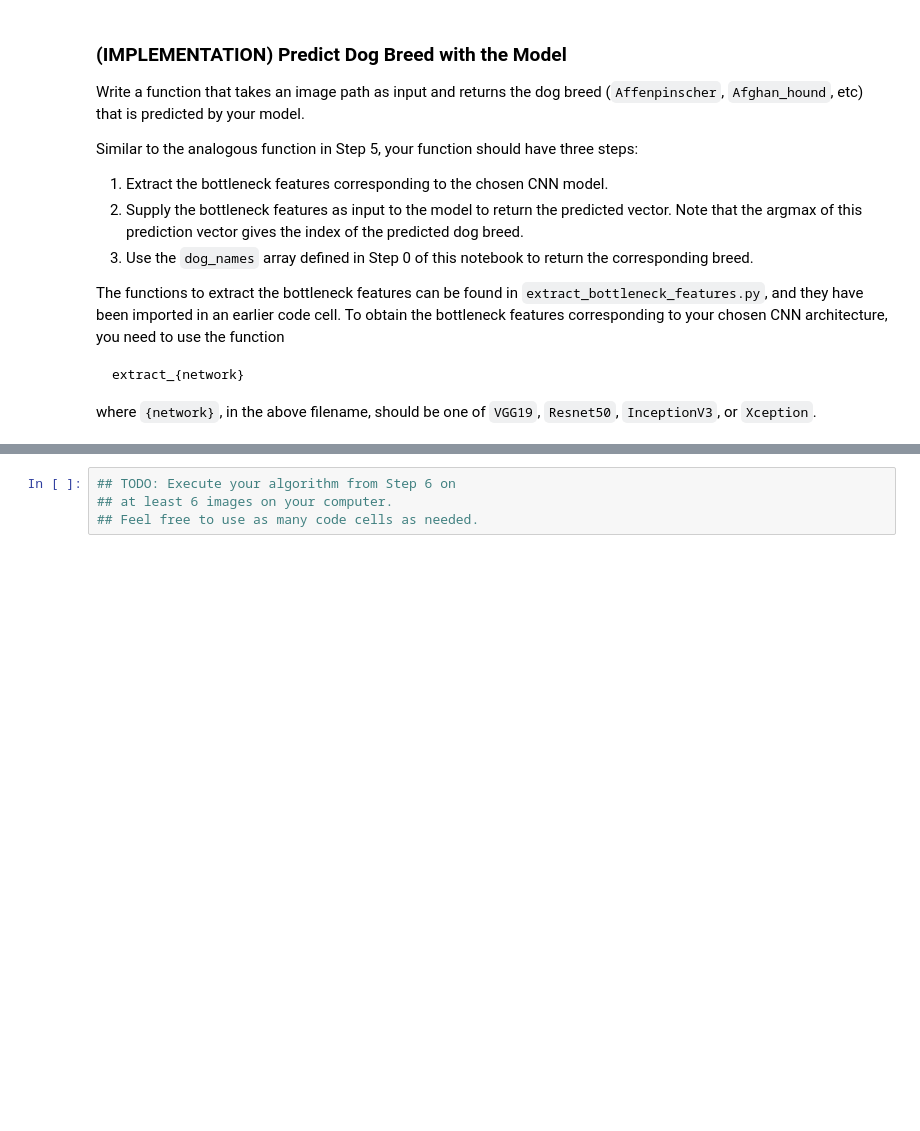
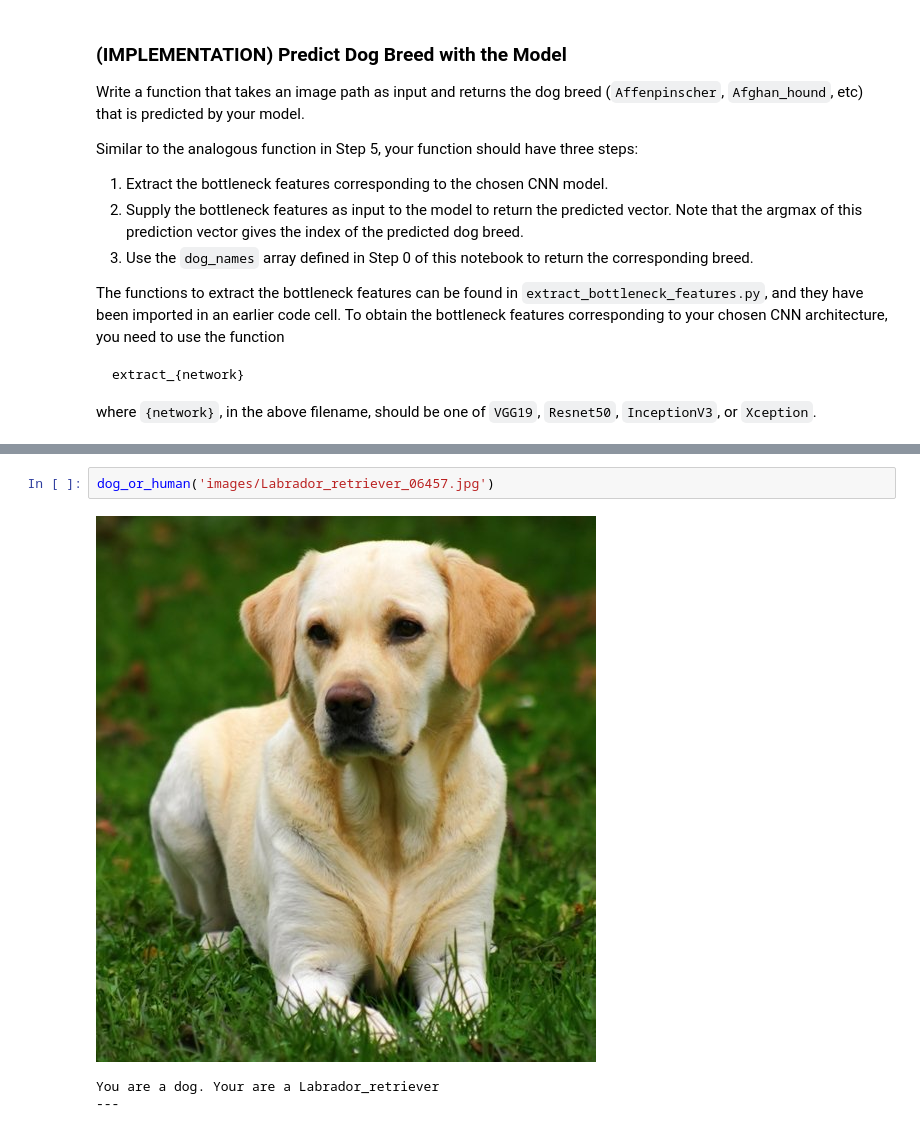
Before and after one commit to yilunzh/dog-project, a Jupyter notebook: dog_app.ipynb, the cells around one changed output, grey strips where cells are left out. Drawn from its saved outputs; the diff is of its cells as text; blank space fills up the shorter version.

```diff
--- a/dog_app.ipynb
+++ b/dog_app.ipynb
@@ -628,4 +832,6 @@ __Answer:__
-# %%
-## TODO: Execute your algorithm from Step 6 on
-## at least 6 images on your computer.
-## Feel free to use as many code cells as needed.
+# %%
+dog_or_human('images/Labrador_retriever_06457.jpg')
+# %% [output]
+[figure, added]
+You are a dog. Your are a Labrador_retriever
+---
```
Also changed, not shown: parts of 35 cells of this notebook, 3 other files.
